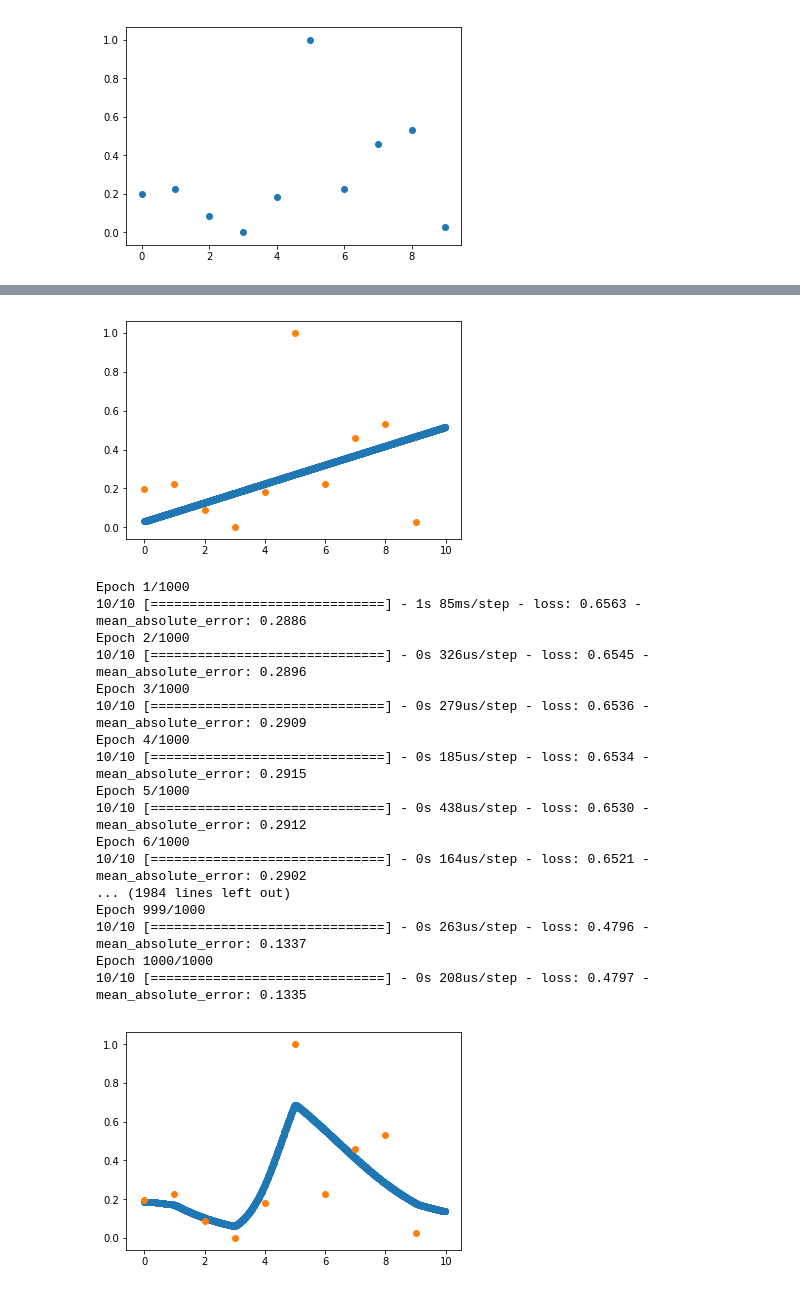
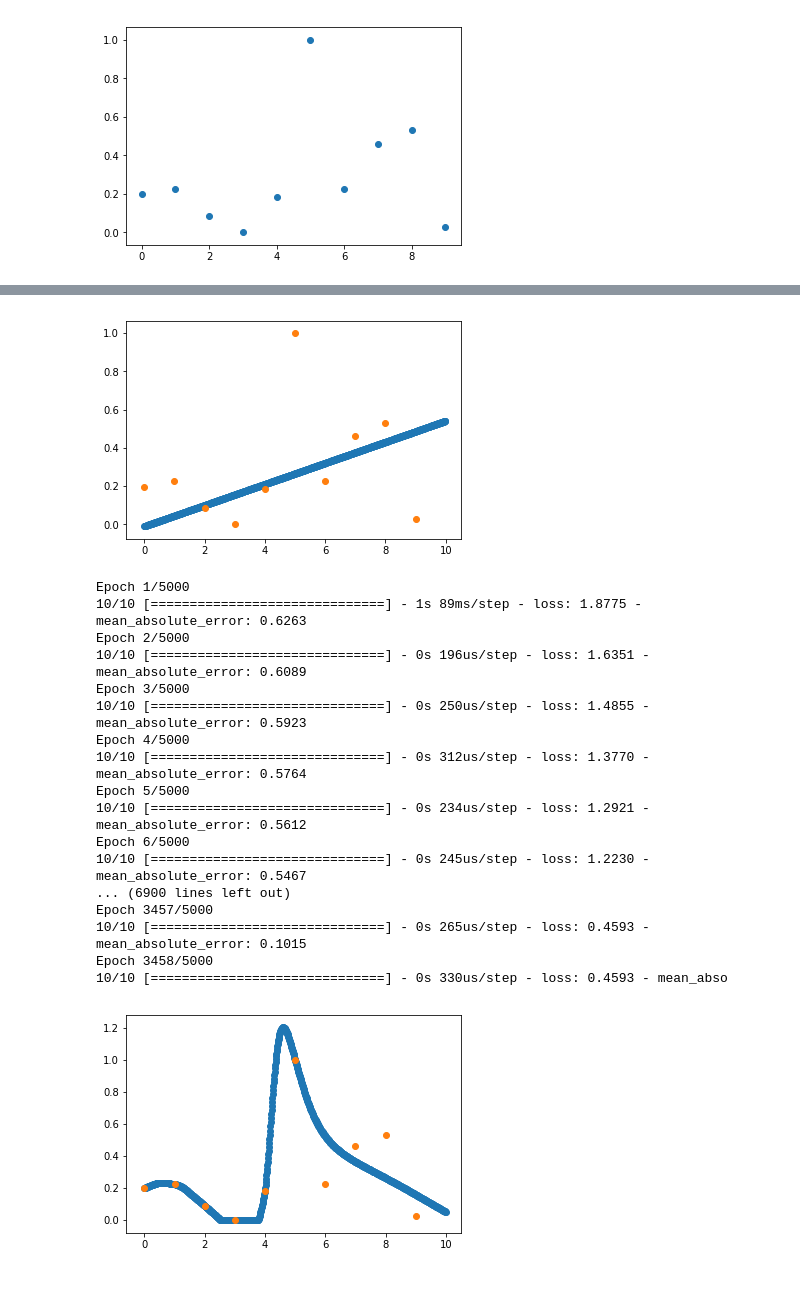
Before and after one commit to jasperlin1996/deep-learning-course, a Jupyter notebook: Draw_picture.ipynb, the cells around one changed output, grey strips where cells are left out. Cells and saved outputs as stored; diff of their text form; code cells hidden in the pictures.

```diff
--- a/Draw_picture.ipynb
+++ b/Draw_picture.ipynb
@@ -39,7 +39,7 @@ plt.show()
 model = Sequential()
 model.add(Dense(20, input_dim = 1, activation = 'linear'))
 model.add(Dense(1, activation = 'linear'))
-model.compile(optimizer = 'SGD', loss = 'mean_squared_error', metrics=['accuracy'])
+model.compile(optimizer = 'SGD', loss = 'mean_squared_error', metrics=['binary_crossentropy'])
 # %%
 model.fit(data_x, data_y, epochs=20)
 # %% [output]
@@ -70,39 +70,39 @@ plt.scatter(a, b)
 plt.scatter(data_x, data_y)
 plt.show()
 # %% [output]
-[figure, old version]
+[figure, new version]
 # %%
 model_over = Sequential()
 model_over.add(Dense(40, input_dim = 1, activation = 'relu'))
-model_over.add(Dense(10, activation = 'relu'))
-model_over.add(Dense(1, activation = 'sigmoid'))
+model_over.add(Dense(10, activation = 'sigmoid'))
+model_over.add(Dense(1, activation = 'relu'))
 model_over.compile(optimizer = 'adam', loss = 'binary_crossentropy', metrics=['mae'])
 
-model_over.fit(data_x, data_y, epochs=1000)
+model_over.fit(data_x, data_y, epochs=5000)
 
 a = np.arange(1000).reshape(1000, 1)
 a = a[:, 0]/100
 b = model_over.predict(a)
 
 plt.scatter(a, b)
 plt.scatter(data_x, data_y)
 plt.show()
 # %% [output]
-Epoch 1/1000
-10/10 [==============================] - 1s 85ms/step - loss: 0.6563 - mean_absolute_error: 0.2886
-Epoch 2/1000
-10/10 [==============================] - 0s 326us/step - loss: 0.6545 - mean_absolute_error: 0.2896
-Epoch 3/1000
-10/10 [==============================] - 0s 279us/step - loss: 0.6536 - mean_absolute_error: 0.2909
-Epoch 4/1000
-10/10 [==============================] - 0s 185us/step - loss: 0.6534 - mean_absolute_error: 0.2915
-Epoch 5/1000
-10/10 [==============================] - 0s 438us/step - loss: 0.6530 - mean_absolute_error: 0.2912
-Epoch 6/1000
-10/10 [==============================] - 0s 164us/step - loss: 0.6521 - mean_absolute_error: 0.2902
-... (1984 lines left out)
-Epoch 999/1000
-10/10 [==============================] - 0s 263us/step - loss: 0.4796 - mean_absolute_error: 0.1337
-Epoch 1000/1000
-10/10 [==============================] - 0s 208us/step - loss: 0.4797 - mean_absolute_error: 0.1335
+Epoch 1/5000
+10/10 [==============================] - 1s 89ms/step - loss: 1.8775 - mean_absolute_error: 0.6263
+Epoch 2/5000
+10/10 [==============================] - 0s 196us/step - loss: 1.6351 - mean_absolute_error: 0.6089
+Epoch 3/5000
+10/10 [==============================] - 0s 250us/step - loss: 1.4855 - mean_absolute_error: 0.5923
+Epoch 4/5000
+10/10 [==============================] - 0s 312us/step - loss: 1.3770 - mean_absolute_error: 0.5764
+Epoch 5/5000
+10/10 [==============================] - 0s 234us/step - loss: 1.2921 - mean_absolute_error: 0.5612
+Epoch 6/5000
+10/10 [==============================] - 0s 245us/step - loss: 1.2230 - mean_absolute_error: 0.5467
+... (6900 lines left out)
+Epoch 3457/5000
+10/10 [==============================] - 0s 265us/step - loss: 0.4593 - mean_absolute_error: 0.1015
+Epoch 3458/5000
+10/10 [==============================] - 0s 330us/step - loss: 0.4593 - mean_abso
-[figure, old version]
+[figure, new version]
```
Also changed, not shown: parts of 1 cell of this notebook, 3 other files.
